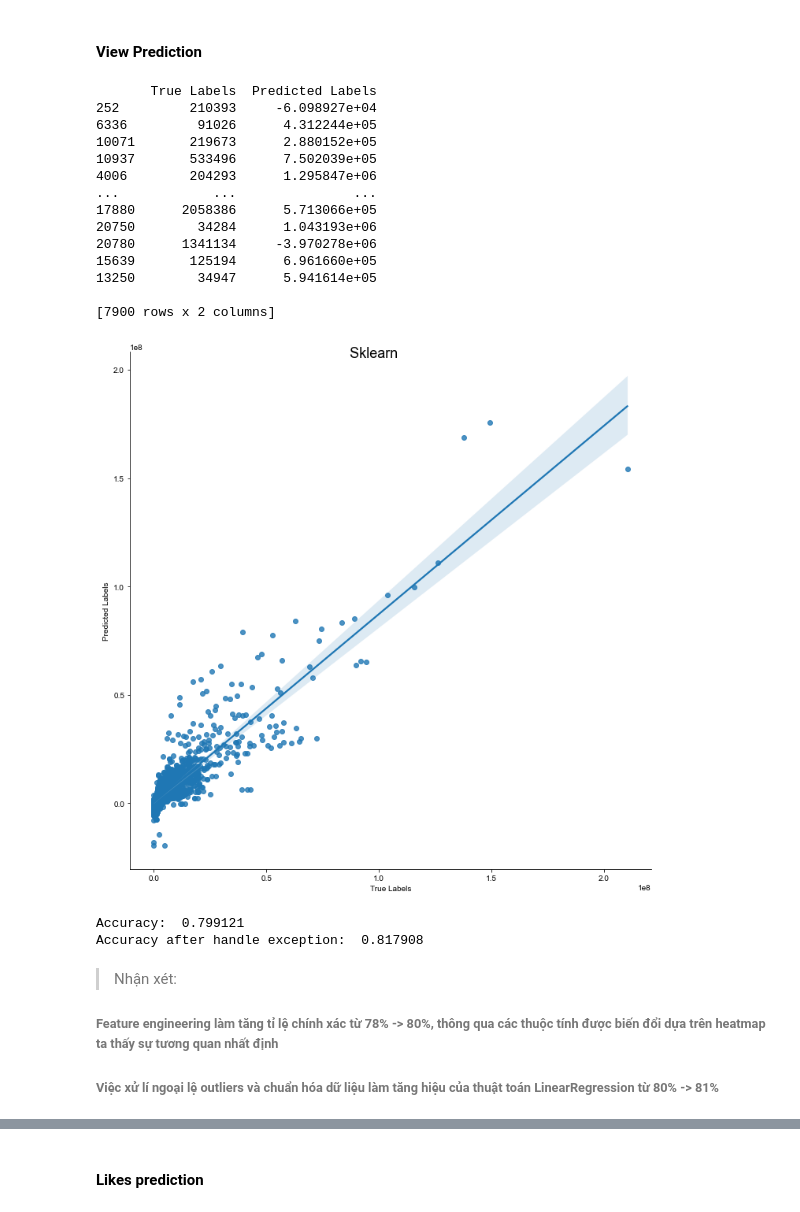
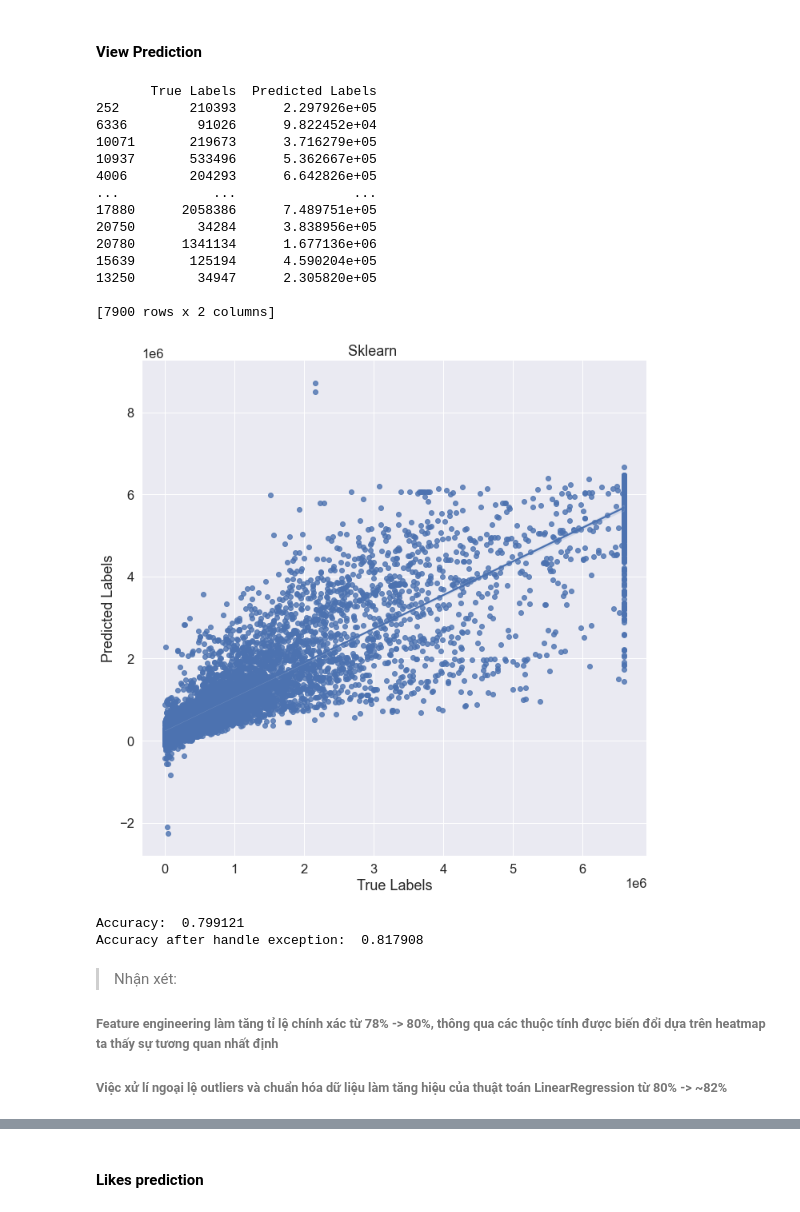
Before and after one commit to PikaPika0710/data_science, a Jupyter notebook: coding_/43rd_weak_exercise/Final.ipynb, the cells around one changed output, grey strips where cells are left out. Drawn from its saved outputs; the diff is of its cells as text; code cells hidden in the pictures.

```diff
--- a/coding_/43rd_weak_exercise/Final.ipynb
+++ b/coding_/43rd_weak_exercise/Final.ipynb
@@ -357,41 +353,43 @@ handle_accuracy = []
 non_handle_accuracy = []
 # %%
 from sklearn.preprocessing import MinMaxScaler, StandardScaler
-scaler = StandardScaler()
+#scaler = StandardScaler()
 model = LinearRegression()
-data_drop_view = scaler.fit_transform(data_drop_view)
+#data_drop_view = scaler.fit_transform(data_drop_view)
 for random_state in range(10):
     # 1 la da duoc xu li
     # 2 la chua duoc xu li
     train1,test1,y_train1,y_test1=train_test_split(data_drop_view,data_copy['views'], test_size=0.2, random_state=random_state)
     train2,test2,y_train2,y_test2=train_test_split(data_non_pr_drop_view,data_copy_non_pr['views'], test_size=0.2,random_state=random_state)
     model.fit(train1, y_train1)
     y_pred1 = model.predict(test1)
+
     model.fit(train2, y_train2)
     y_pred2 = model.predict(test2)
+
     handle_accuracy.append(r2_score(y_test1, y_pred1))
     non_handle_accuracy.append(r2_score(y_test2, y_pred2))
+
+d1 = {'True Labels': y_test1, 'Predicted Labels': y_pred1}
+SK = pd.DataFrame(data = d1)
+print(SK)
+lmploting_(SK)
+# %% [output]
+       True Labels  Predicted Labels
+252         210393      2.297926e+05
+6336         91026      9.822452e+04
+10071       219673      3.716279e+05
+10937       533496      5.362667e+05
+4006        204293      6.642826e+05
+...            ...               ...
+17880      2058386      7.489751e+05
+20750        34284      3.838956e+05
+20780      1341134      1.677136e+06
+15639       125194      4.590204e+05
+13250        34947      2.305820e+05
+
+[7900 rows x 2 columns]
+[figure, added]
-# %%
-d1 = {'True Labels': y_test2, 'Predicted Labels': y_pred2}
-SK = pd.DataFrame(data = d1)
-print(SK)
-lmploting_(SK)
-# %% [output]
-       True Labels  Predicted Labels
-252         210393     -6.098927e+04
-6336         91026      4.312244e+05
-10071       219673      2.880152e+05
-10937       533496      7.502039e+05
-4006        204293      1.295847e+06
-...            ...               ...
-17880      2058386      5.713066e+05
-20750        34284      1.043193e+06
-20780      1341134     -3.970278e+06
-15639       125194      6.961660e+05
-13250        34947      5.941614e+05
-
-[7900 rows x 2 columns]
-[figure, removed]
 # %%
 print("Accuracy: ", round(mean(non_handle_accuracy),6))
 print("Accuracy after handle exception: ", round(mean(handle_accuracy),6))
@@ -401,4 +399,4 @@ Accuracy after handle exception:  0.817908
 # %% [markdown]
 > Nhận xét:
 ###### Feature engineering làm tăng tỉ lệ chính xác từ 78% -> 80%, thông qua các thuộc tính được biến đổi dựa trên heatmap ta thấy sự tương quan nhất định
-###### Việc xử lí ngoại lệ outliers và chuẩn hóa dữ liệu làm tăng hiệu của thuật toán LinearRegression từ 80% -> 81%
+###### Việc xử lí ngoại lệ outliers và chuẩn hóa dữ liệu làm tăng hiệu của thuật toán LinearRegression từ 80% -> ~82%
```
Also changed, not shown: parts of 11 cells of this notebook, 1 other file.
